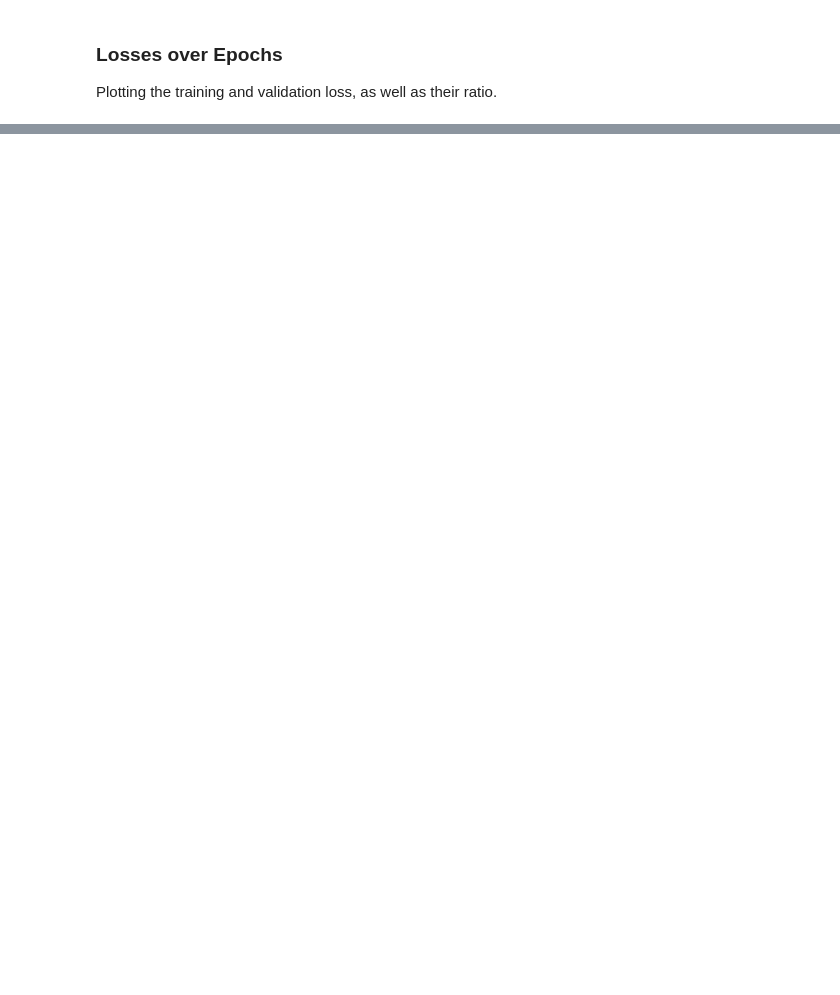
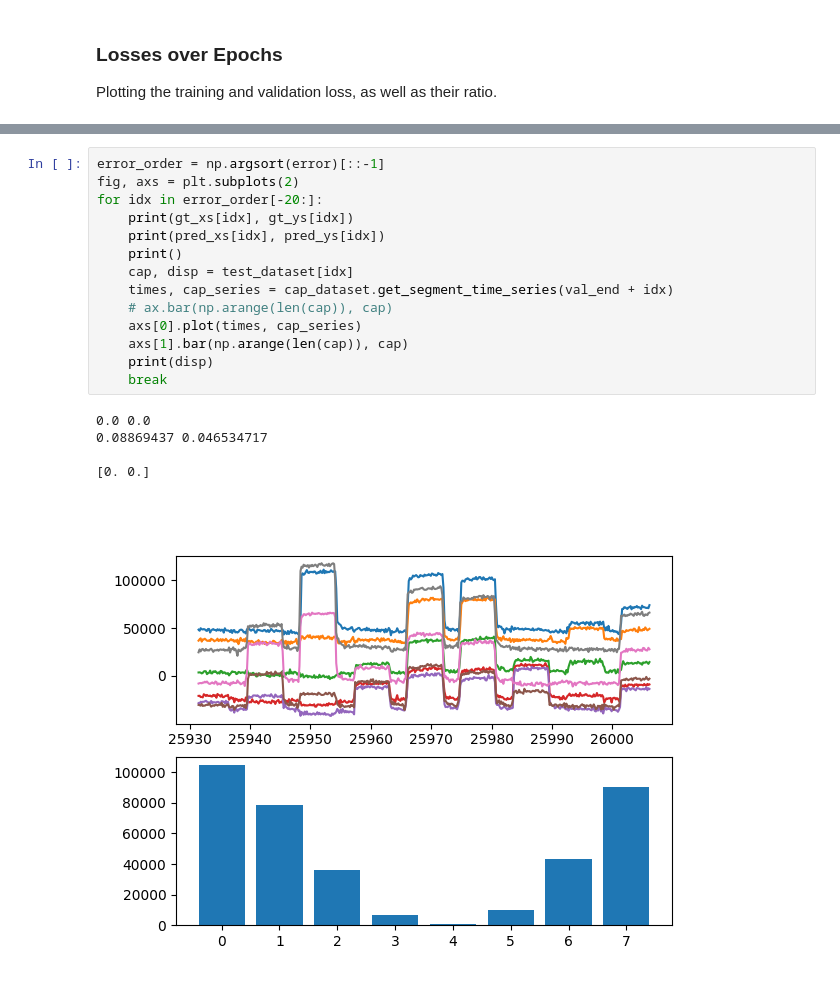
Before and after one commit to aechoi/smart-suction, a Jupyter notebook: src/capcup/forward_inverse_model.ipynb, the cells around one changed output, grey strips where cells are left out. Cells and saved outputs as stored; diff of their text form; blank space fills up the shorter version.

```diff
--- a/src/capcup/forward_inverse_model.ipynb
+++ b/src/capcup/forward_inverse_model.ipynb
@@ -395,0 +434,20 @@ Text(0.5, 1.0, 'Training and Validation Losses')
+# %%
+error_order = np.argsort(error)[::-1]
+fig, axs = plt.subplots(2)
+for idx in error_order[-20:]:
+    print(gt_xs[idx], gt_ys[idx])
+    print(pred_xs[idx], pred_ys[idx])
+    print()
+    cap, disp = test_dataset[idx]
+    times, cap_series = cap_dataset.get_segment_time_series(val_end + idx)
+    # ax.bar(np.arange(len(cap)), cap)
+    axs[0].plot(times, cap_series)
+    axs[1].bar(np.arange(len(cap)), cap)
+    print(disp)
+    break
+# %% [output]
+0.0 0.0
+0.08869437 0.046534717
+
+[0. 0.]
+[figure, added]
```
Also changed, not shown: parts of 12 cells of this notebook, 3 other files.
